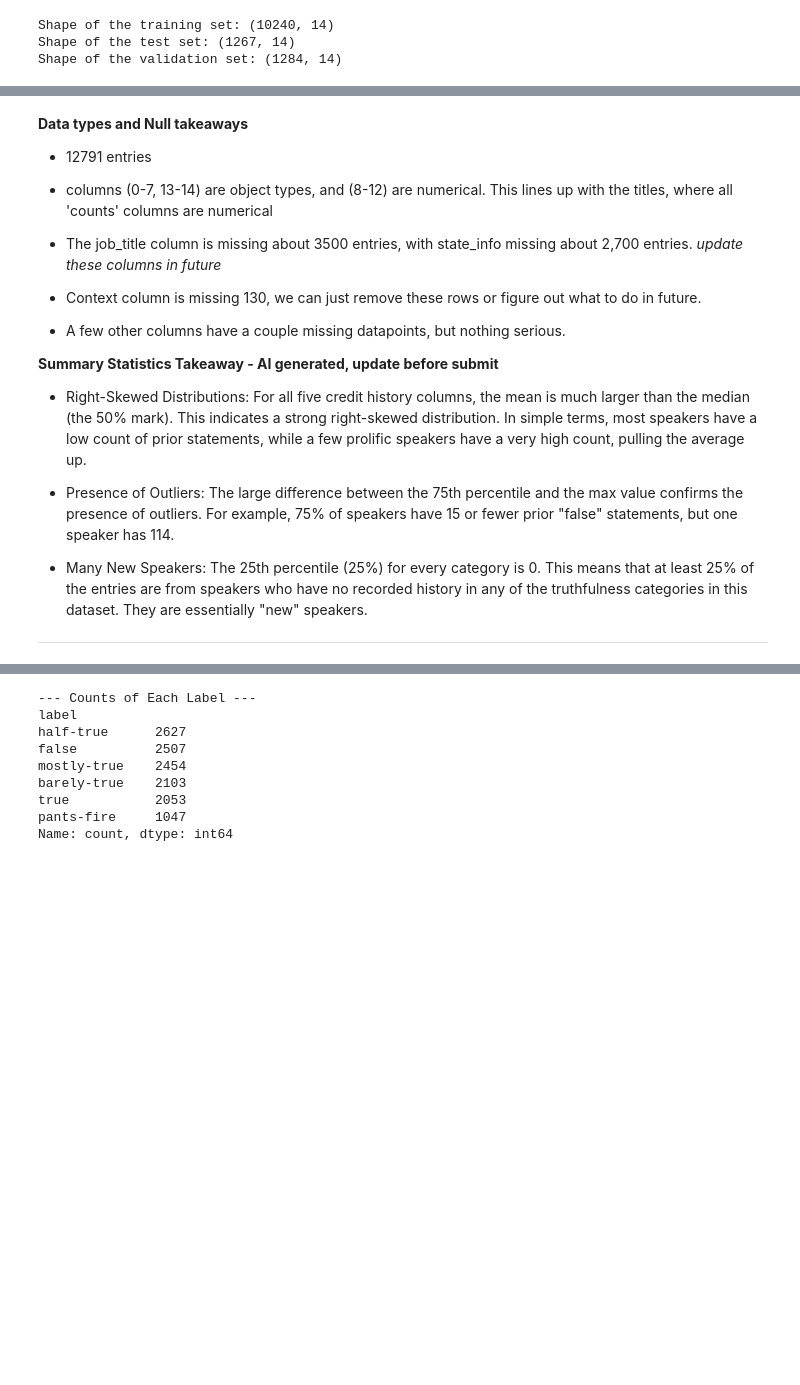
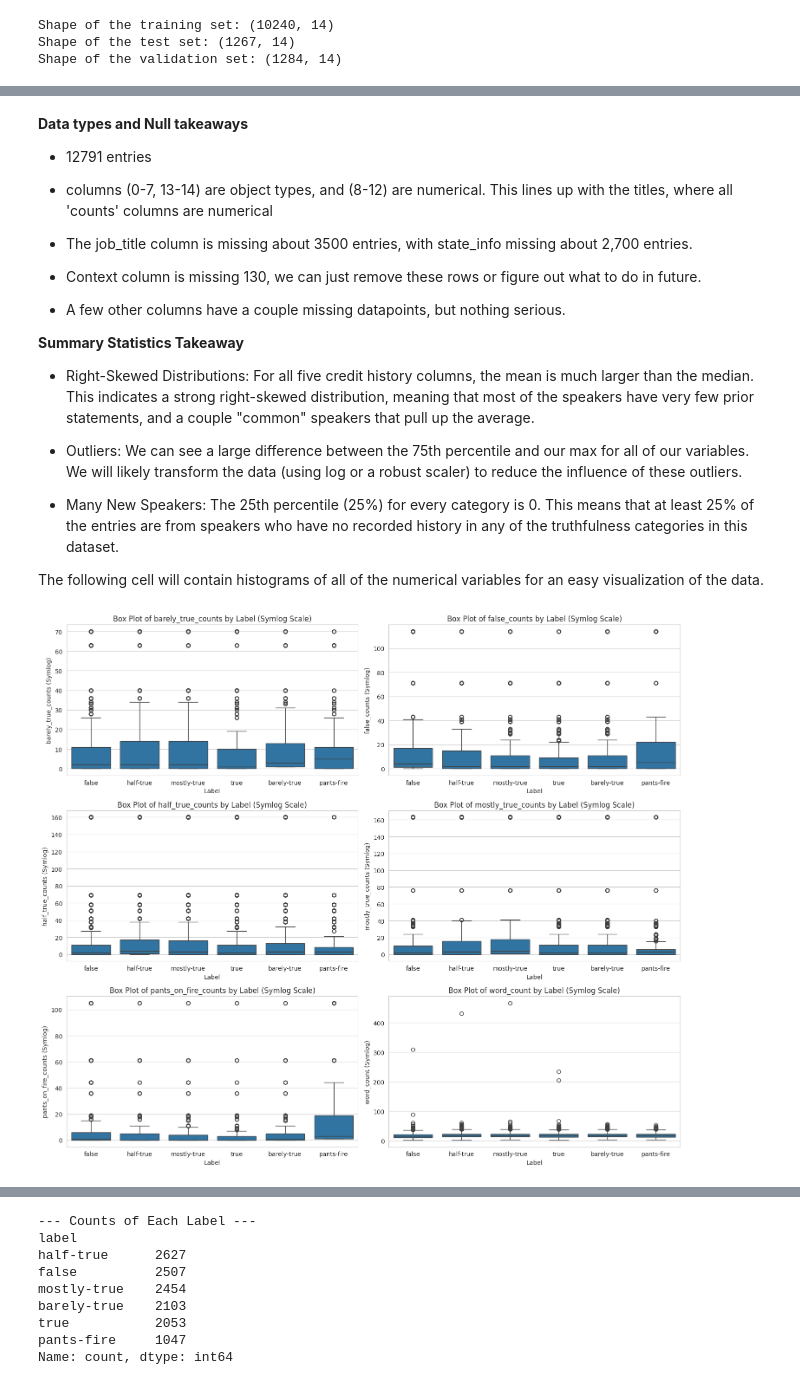
Before and after one commit to sauerpatchkid/Fake-News-Classification, a Jupyter notebook: eda/liar.ipynb, the cells around one changed output, grey strips where cells are left out. Saved outputs shown, nothing was run; the diff lists cells and outputs as text; code cells hidden in the pictures; blank space fills up the shorter version.

```diff
--- a/eda/liar.ipynb
+++ b/eda/liar.ipynb
@@ -105,18 +105,50 @@ Data columns (total 15 columns):
 *   12791 entries
 *   columns (0-7, 13-14) are object types, and (8-12) are numerical. This lines up with the titles, where all 'counts' columns are numerical
 
-*   The job_title column is missing about 3500 entries, with state_info missing about 2,700 entries. *update these columns in future*
+*   The job_title column is missing about 3500 entries, with state_info missing about 2,700 entries.
 
 *   Context column is missing 130, we can just remove these rows or figure out what to do in future.
 
 *   A few other columns have a couple missing datapoints, but nothing serious.
 
 
-**Summary Statistics Takeaway - AI generated, update before submit**
+**Summary Statistics Takeaway**
 
-*   Right-Skewed Distributions: For all five credit history columns, the mean is much larger than the median (the 50% mark). This indicates a strong right-skewed distribution. In simple terms, most speakers have a low count of prior statements, while a few prolific speakers have a very high count, pulling the average up.
+*   Right-Skewed Distributions: For all five credit history columns, the mean is much larger than the median. This indicates a strong right-skewed distribution, meaning that most of the speakers have very few prior statements, and a couple "common" speakers that pull up the average.
 
-*   Presence of Outliers: The large difference between the 75th percentile and the max value confirms the presence of outliers. For example, 75% of speakers have 15 or fewer prior "false" statements, but one speaker has 114.
+*   Outliers: We can see a large difference between the 75th percentile and our max for all of our variables. We will likely transform the data (using log or a robust scaler) to reduce the influence of these outliers.
 
-*   Many New Speakers: The 25th percentile (25%) for every category is 0. This means that at least 25% of the entries are from speakers who have no recorded history in any of the truthfulness categories in this dataset. They are essentially "new" speakers.
----
+*   Many New Speakers: The 25th percentile (25%) for every category is 0. This means that at least 25% of the entries are from speakers who have no recorded history in any of the truthfulness categories in this dataset.
+
+
+
+The following cell will contain histograms of all of the numerical variables for an easy visualization of the data.
+# %%
+numerical_cols = [
+    'barely_true_counts', 'false_counts', 'half_true_counts',
+    'mostly_true_counts', 'pants_on_fire_counts', 'word_count'
+]
+
+fig, axes = plt.subplots(nrows=3, ncols=2, figsize=(15, 13))
+axes = axes.flatten()
+
+for i, col in enumerate(numerical_cols):
+    ax = axes[i]
+
+    sns.boxplot(
+        x='label',
+        y=col,
+        data=liar_df,
+        ax=ax
+    )
+
+    #ax.set_yscale('symlog')   #use this for a log scale
+
+    ax.set_title(f'Box Plot of {col} by Label (Symlog Scale)')
+    ax.set_xlabel('Label')
+    ax.set_ylabel(f'{col} (Symlog)')
+
+plt.tight_layout()
+plt.show()
+# %% [output]
+[figure, added]
```
Also changed, not shown: parts of 15 cells of this notebook.
